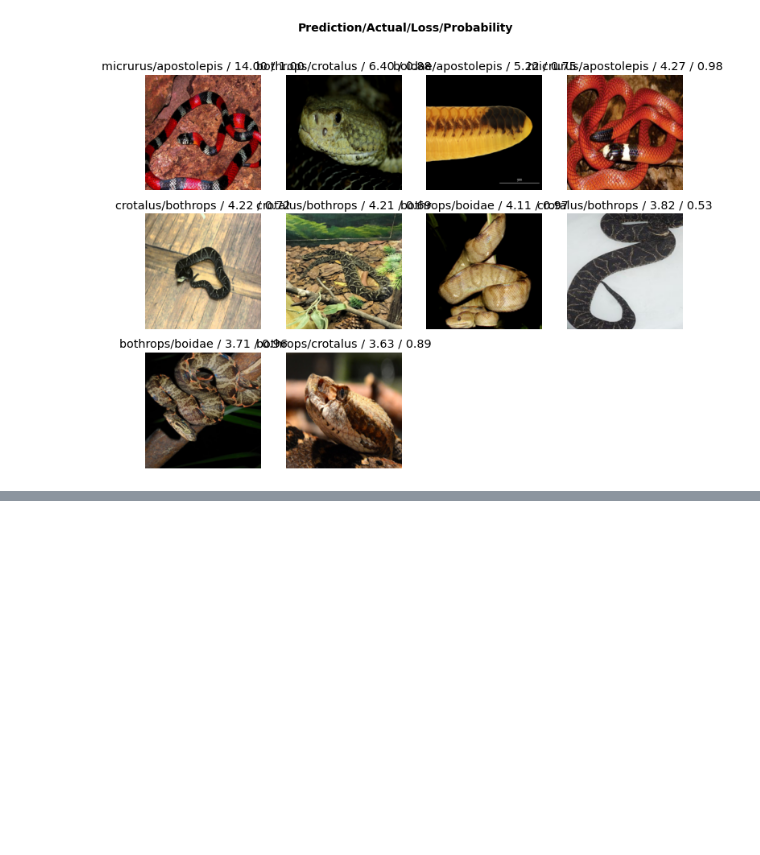
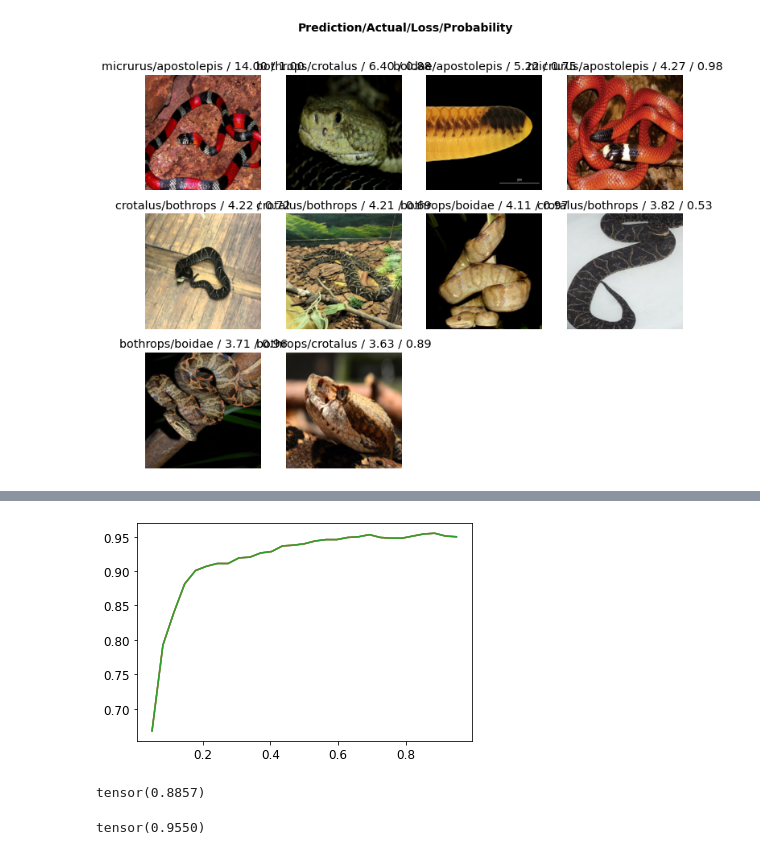
Before and after one commit to erikson84/snake_classifier, a Jupyter notebook: snakes.ipynb, the cells around one changed output, grey strips where cells are left out. Cells and saved outputs as stored; diff of their text form; code cells hidden in the pictures; blank space fills up the shorter version.

Commit message:
Bigger model, multiclass outcome

```diff
--- a/snakes.ipynb
+++ b/snakes.ipynb
@@ -105,0 +142,11 @@ snake_learn.export(fname='snakes.pkl')
+# %%
+def parent_label_list(o):
+    return [Path(o).parent.name]
+snakes = DataBlock(blocks=(ImageBlock, MultiCategoryBlock),
+                   get_items=get_image_files,
+                   splitter=RandomSplitter(valid_pct=0.2, seed=666),
+                   get_y=parent_label_list,
+                   item_tfms=RandomResizedCrop(224, min_scale=0.5),
+                   batch_tfms=aug_transforms())
+snake_dl = snakes.dataloaders(path, num_workers=0)
+snake_dl.train.show_batch(max_n=8, nrows=2)
@@ -105,0 +155,3 @@ snake_learn.export(fname='snakes.pkl')
+# %%
+snake_learn = cnn_learner(snake_dl, resnet34, metrics=accuracy_multi)
+snake_learn.fine_tune(10, freeze_epochs=5)
@@ -105,0 +180,2 @@ snake_learn.export(fname='snakes.pkl')
+# %%
+preds, targ = snake_learn.get_preds()
@@ -105,0 +184,15 @@ snake_learn.export(fname='snakes.pkl')
+# %%
+xs = torch.linspace(0.05,0.95,29)
+accs = [accuracy_multi(preds, targ, thresh=i, sigmoid=False) for i in xs]
+plt.plot(xs,accs)
+plt.show()
+# %% [output]
+[figure, added]
+# %%
+xs[torch.argmax(torch.stack(accs))]
+# %% [output]
+tensor(0.8857)
+# %%
+torch.max(torch.stack(accs))
+# %% [output]
+tensor(0.9550)
```
Also changed, not shown: parts of 14 cells of this notebook, 2 other files.
